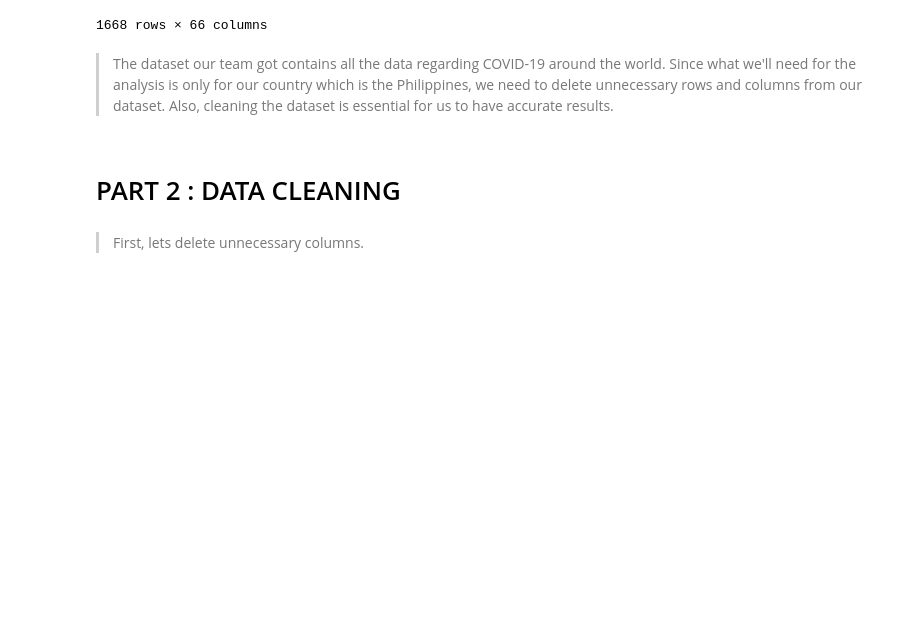
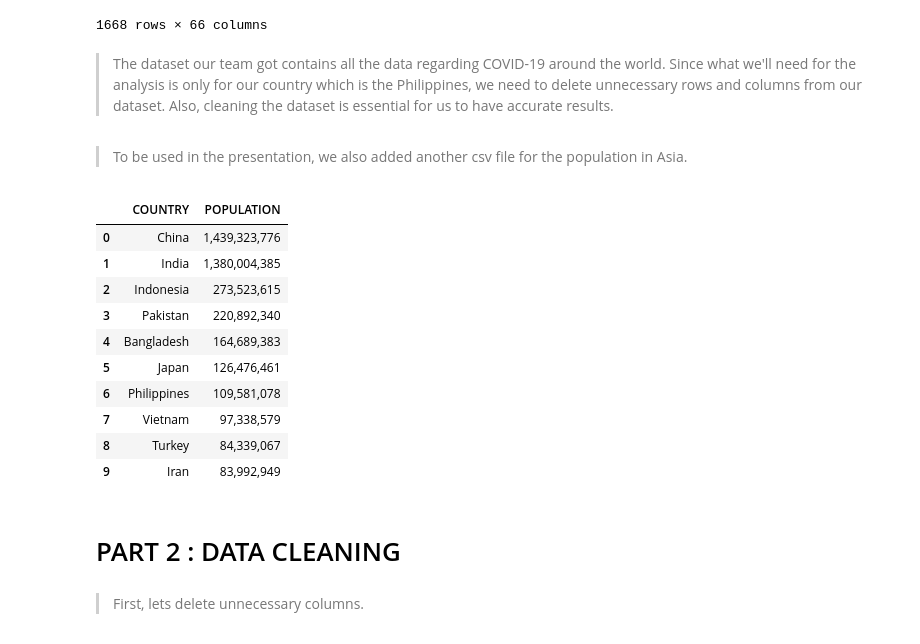
Before and after one commit to jxblrkrstffrbrms/ITBA3206-SPARTACUS, a Jupyter notebook: Reaching_New_Heights_Boosting_Vaccinations_for_a_Safer_Community.ipynb, the cells around one changed output. Cells and saved outputs as stored; diff of their text form; code cells hidden in the pictures; blank space fills up the shorter version.

Commit message:
Added the table for population of Asian countries

```diff
--- a/Reaching_New_Heights_Boosting_Vaccinations_for_a_Safer_Community.ipynb
+++ b/Reaching_New_Heights_Boosting_Vaccinations_for_a_Safer_Community.ipynb
@@ -51,6 +51,24 @@ display(df)
 # %% [markdown]
 > The dataset our team got contains all the data regarding COVID-19 around the world.
 > Since what we'll need for the analysis is only for our country which is the Philippines, we need to delete unnecessary rows and columns from our dataset. Also, cleaning the dataset is essential for us to have accurate results.
+# %% [markdown]
+> To be used in the presentation, we also added another csv file for the population in Asia.
+# %%
+url = 'https://raw.githubusercontent.com/jxblrkrstffrbrms/ITBA3206-SPARTACUS/main/ASIA-COUNTRIES-POPULATION.csv'
+asiadf= pd.read_csv(url)
+display(asiadf)
+# %% [output]
+|  | COUNTRY | POPULATION |
+| 0 | China | 1,439,323,776 |
+| 1 | India | 1,380,004,385 |
+| 2 | Indonesia | 273,523,615 |
+| 3 | Pakistan | 220,892,340 |
+| 4 | Bangladesh | 164,689,383 |
+| 5 | Japan | 126,476,461 |
+| 6 | Philippines | 109,581,078 |
+| 7 | Vietnam | 97,338,579 |
+| 8 | Turkey | 84,339,067 |
+| 9 | Iran | 83,992,949 |
 # %% [markdown]
 # PART 2 : DATA CLEANING
 # %% [markdown]
```
Also changed, not shown: parts of 3 cells of this notebook.
